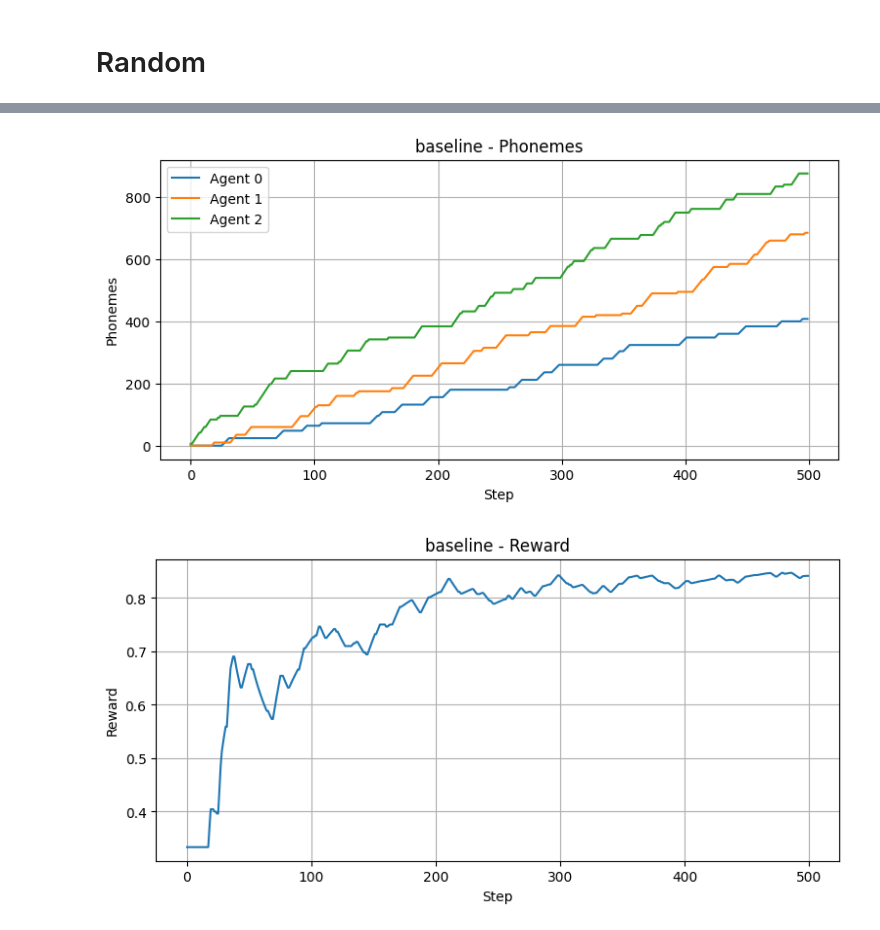
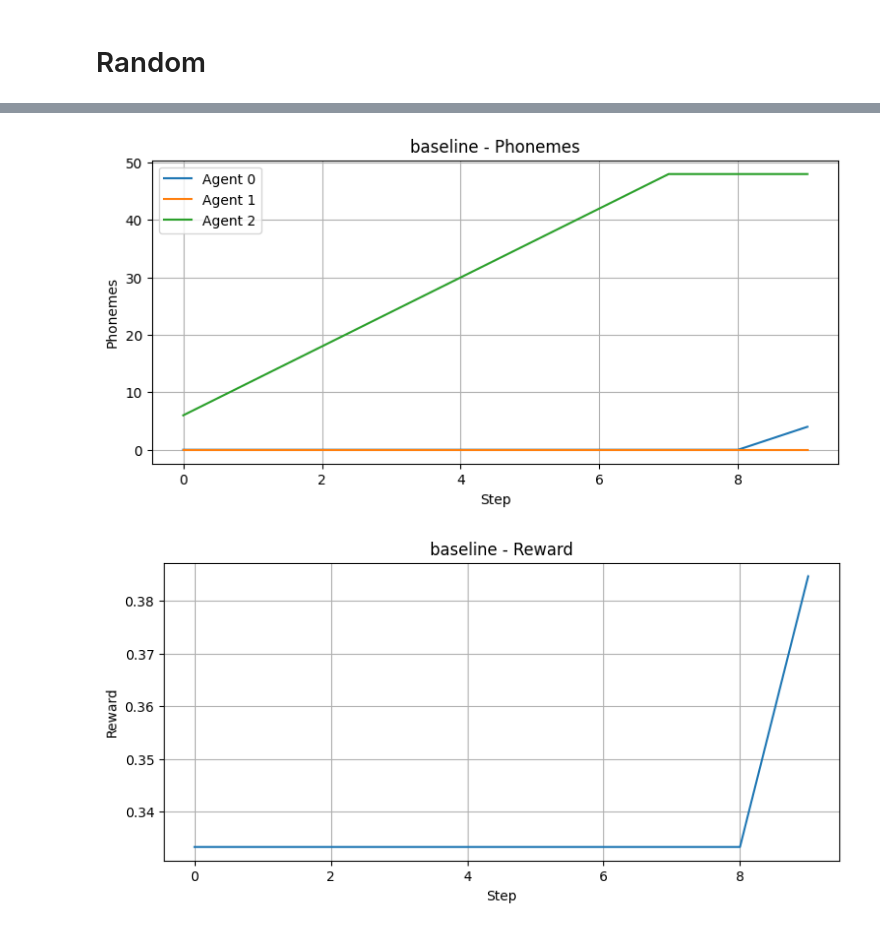
Before and after one commit to ofirmac/env, a Jupyter notebook: src/test_result/diffrent_action.ipynb, the cells around one changed output, grey strips where cells are left out. Saved outputs shown, nothing was run; the diff lists cells and outputs as text; code cells hidden in the pictures.

```diff
--- a/src/test_result/diffrent_action.ipynb
+++ b/src/test_result/diffrent_action.ipynb
@@ -212,6 +212,6 @@ plot_results(p, r, 'baseline')
 # %%
 # Create environment
 env_rand = GuestEnv(max_steps=10, reward_shaping=False)  # Shorter episodes for more frequent logging
-p, r = run_env(env_stare, action_arr[4],steps=500)
+p, r = run_env(env_rand, action_arr[4],steps=500)
 plot_results(p, r, 'baseline')
 # %% [output]
@@ -219,2 +219,2 @@ plot_results(p, r, 'baseline')
-[figure, old version]
+[figure, new version]
-[figure, old version]
+[figure, new version]
```
Also changed, not shown: parts of 10 cells of this notebook, 3 other files.
